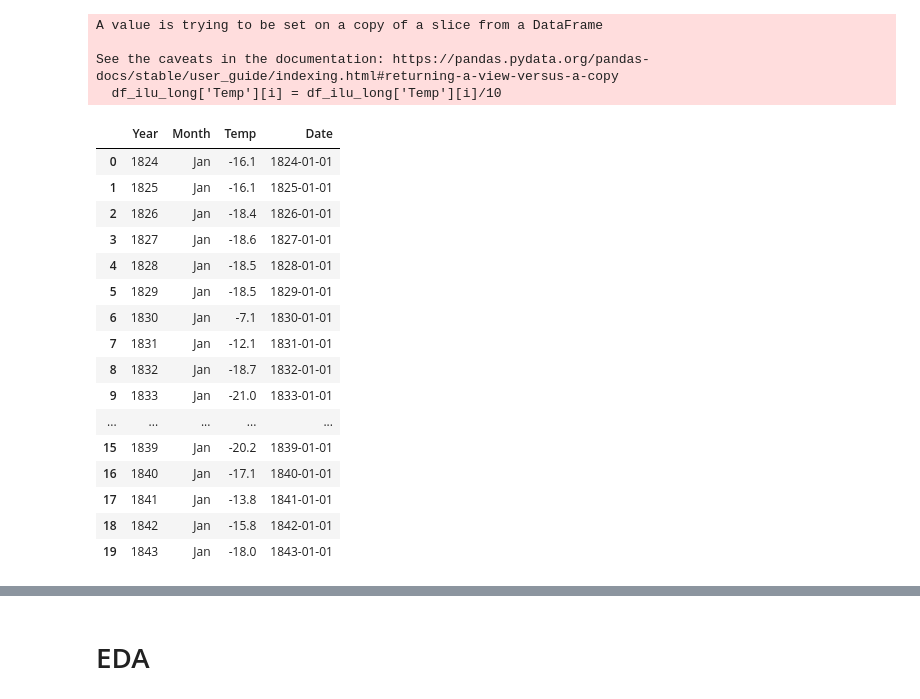
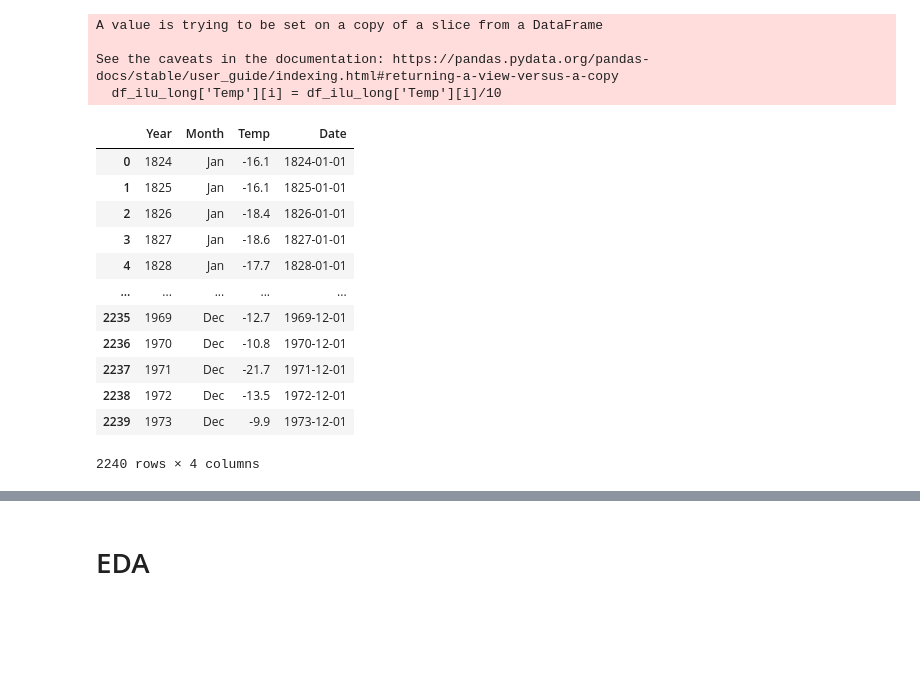
Before and after one commit to ozerm/GlobalWarming, a Jupyter notebook: Time series analysis.ipynb, the cells around one changed output, grey strips where cells are left out. Drawn from its saved outputs; the diff is of its cells as text; code cells hidden in the pictures; blank space fills up the shorter version.

```diff
--- a/Time series analysis.ipynb
+++ b/Time series analysis.ipynb
@@ -23,2 +20,5 @@ df_ilu.columns = ['Year', 'Jan', '2', '3', '4', '5', '6', '7', '8', '9', '10', '
+# %%
+# Change column names
+df_ilu.columns = ['Year', 'Jan', 'Feb', 'Mar', 'Apr', 'May', 'Jun', 'Jul', 'Aug', 'Sep', 'Oct', 'Nov', 'Dec']
 # %%
 df_ilu = df_ilu.replace(-999, np.nan)
@@ -44,0 +53,7 @@ df_ilu.head(40)
+# %%
+# df_ilu_long['Temp'] = df_ilu_long.Temp.fillna(df_ilu_long.Temp.rolling(4,min_periods=1).mean())
+for i in df_ilu.columns:
+    df_ilu[i] = df_ilu[i].fillna(df_ilu[i].rolling(6, min_periods=1).mean())
+
+for i in df_ilu.columns:
+    df_ilu[i] = df_ilu[i].fillna(df_ilu[i].rolling(6, min_periods=1).mean())
@@ -53,10 +97,6 @@ df_ilu[df_ilu.Jan.isna()==True]
-# %%
-
-for i in df_ilu.columns:
-    df_ilu[i] = df_ilu[i].fillna(df_ilu[i].rolling(20).mean())
 # %%
 # Convert wide to long
-df_ilu_long = pd.melt(df_ilu, id_vars='Year', value_vars=('Jan', '2', '3', '4', '5', '6', '7', '8', '9', '10', '11', '12'))
+df_ilu_long = pd.melt(df_ilu, id_vars='Year', value_vars=('Jan', 'Feb', 'Mar', 'Apr', 'May', 'Jun', 'Jul', 'Aug', 'Sep', 'Oct', 'Nov', 'Dec'))
 # %%
 df_ilu_long.head(10)
 # %% [output]
@@ -151,25 +191,21 @@ A value is trying to be set on a copy of a slice from a DataFrame
 See the caveats in the documentation: https://pandas.pydata.org/pandas-docs/stable/user_guide/indexing.html#returning-a-view-versus-a-copy
   df_ilu_long['Temp'][i] = df_ilu_long['Temp'][i]/10
 # %%
-df_ilu_long.head(20)
+df_ilu_long.head(-40)
 # %% [output]
 |  | Year | Month | Temp | Date |
 | 0 | 1824 | Jan | -16.1 | 1824-01-01 |
 | 1 | 1825 | Jan | -16.1 | 1825-01-01 |
 | 2 | 1826 | Jan | -18.4 | 1826-01-01 |
 | 3 | 1827 | Jan | -18.6 | 1827-01-01 |
-| 4 | 1828 | Jan | -18.5 | 1828-01-01 |
-| 5 | 1829 | Jan | -18.5 | 1829-01-01 |
-| 6 | 1830 | Jan | -7.1 | 1830-01-01 |
-| 7 | 1831 | Jan | -12.1 | 1831-01-01 |
-| 8 | 1832 | Jan | -18.7 | 1832-01-01 |
-| 9 | 1833 | Jan | -21.0 | 1833-01-01 |
+| 4 | 1828 | Jan | -17.7 | 1828-01-01 |
 | ... | ... | ... | ... | ... |
-| 15 | 1839 | Jan | -20.2 | 1839-01-01 |
-| 16 | 1840 | Jan | -17.1 | 1840-01-01 |
-| 17 | 1841 | Jan | -13.8 | 1841-01-01 |
-| 18 | 1842 | Jan | -15.8 | 1842-01-01 |
-| 19 | 1843 | Jan | -18.0 | 1843-01-01 |
+| 2235 | 1969 | Dec | -12.7 | 1969-12-01 |
+| 2236 | 1970 | Dec | -10.8 | 1970-12-01 |
+| 2237 | 1971 | Dec | -21.7 | 1971-12-01 |
+| 2238 | 1972 | Dec | -13.5 | 1972-12-01 |
+| 2239 | 1973 | Dec | -9.9 | 1973-12-01 |
+2240 rows × 4 columns
 # %%
 df_ilu_long.set_index(df_ilu_long['Date'], inplace=True)
 # %%
```
Also changed, not shown: parts of 21 cells of this notebook, 2 other files.
